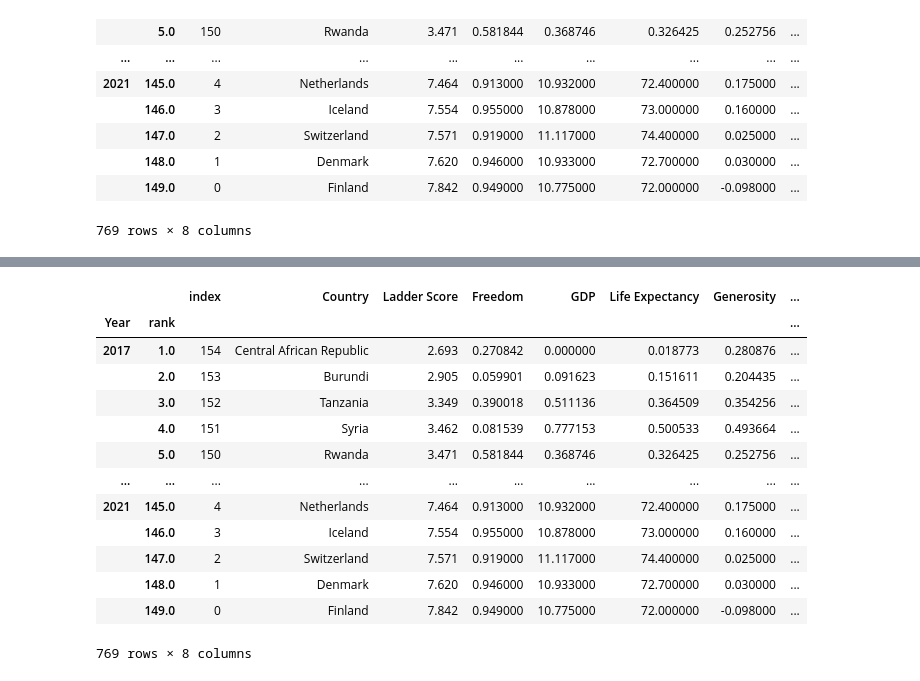
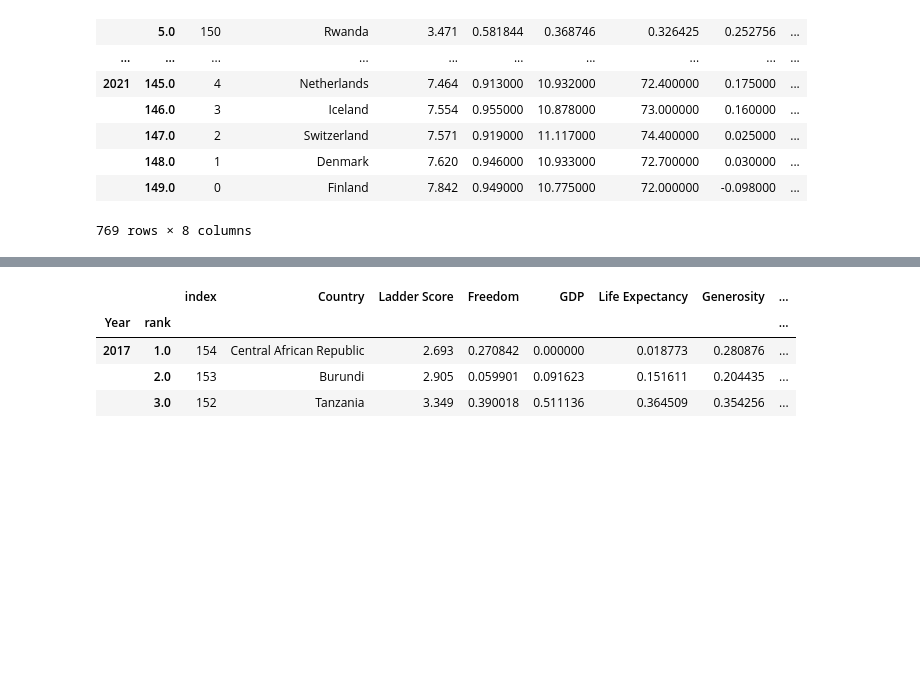
Before and after one commit to Ryan-Malin/TeamHappinessMain, a Jupyter notebook: Asels.ipynb, the cells around one changed output, grey strips where cells are left out. Drawn from its saved outputs; the diff is of its cells as text; code cells hidden in the pictures; blank space fills up the shorter version.

```diff
--- a/Asels.ipynb
+++ b/Asels.ipynb
@@ -149,20 +149,11 @@ happiness_combined_df.reset_index().pivot(columns='Year', index=['rank'], values
 | 4.0 | Syria | Tanzania | Tanzania | Rwanda | Botswana | 3.462 | 3.303 | 3.231 | 3.3123 | 3.467 |
 | 5.0 | Rwanda | Yemen | Rwanda | Central African Republic | Lesotho | 3.471 | 3.355 | 3.334 | 3.4759 | 3.512 |
 # %%
-happiness_combined_df
+happiness_combined_df.head(3)
 # %% [output]
 |  |  | index | Country | Ladder Score | Freedom | GDP | Life Expectancy | Generosity | ... |
 | Year | rank |  |  |  |  |  |  |  | ... |
 | 2017 | 1.0 | 154 | Central African Republic | 2.693 | 0.270842 | 0.000000 | 0.018773 | 0.280876 | ... |
 |  | 2.0 | 153 | Burundi | 2.905 | 0.059901 | 0.091623 | 0.151611 | 0.204435 | ... |
 |  | 3.0 | 152 | Tanzania | 3.349 | 0.390018 | 0.511136 | 0.364509 | 0.354256 | ... |
-|  | 4.0 | 151 | Syria | 3.462 | 0.081539 | 0.777153 | 0.500533 | 0.493664 | ... |
-|  | 5.0 | 150 | Rwanda | 3.471 | 0.581844 | 0.368746 | 0.326425 | 0.252756 | ... |
-| ... | ... | ... | ... | ... | ... | ... | ... | ... | ... |
-| 2021 | 145.0 | 4 | Netherlands | 7.464 | 0.913000 | 10.932000 | 72.400000 | 0.175000 | ... |
-|  | 146.0 | 3 | Iceland | 7.554 | 0.955000 | 10.878000 | 73.000000 | 0.160000 | ... |
-|  | 147.0 | 2 | Switzerland | 7.571 | 0.919000 | 11.117000 | 74.400000 | 0.025000 | ... |
-|  | 148.0 | 1 | Denmark | 7.620 | 0.946000 | 10.933000 | 72.700000 | 0.030000 | ... |
-|  | 149.0 | 0 | Finland | 7.842 | 0.949000 | 10.775000 | 72.000000 | -0.098000 | ... |
-769 rows × 8 columns
 # %%
```
Also changed, not shown: parts of 8 cells of this notebook, 4 other files.
